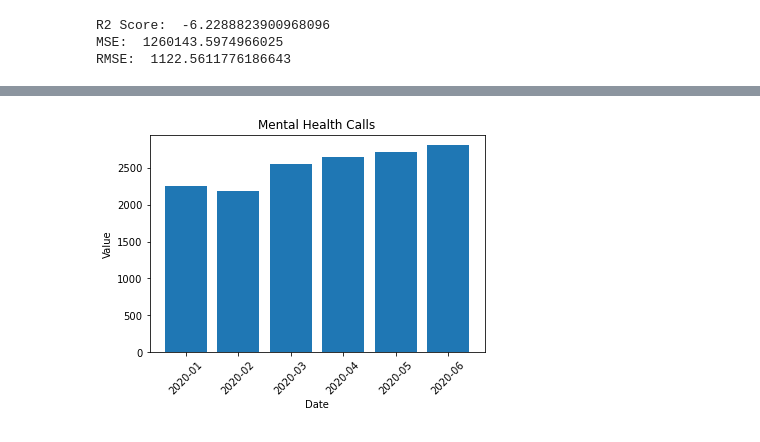
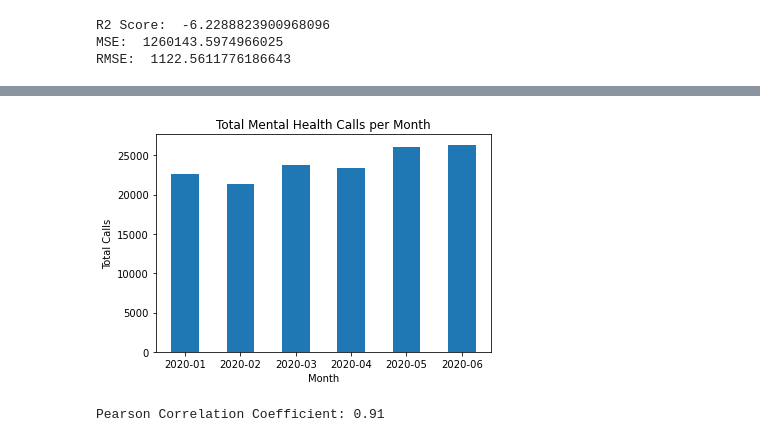
Before and after one commit to Sujeev-Uthayakumar/covid19-mental-wellness-study, a Jupyter notebook: main.ipynb, the cells around one changed output, grey strips where cells are left out. Cells and saved outputs as stored; diff of their text form; code cells hidden in the pictures.

```diff
--- a/main.ipynb
+++ b/main.ipynb
@@ -215,13 +229,27 @@ filtered_df.head()
 | 6828 | 2020-01 | Total, Selected police services | Calls for service, mental health ... | 0 |
 | 6829 | 2020-01 | Total, Selected police services | Calls for service, suicide/attemp... | 0 |
 | 6830 | 2020-01 | Total, Selected police services | Calls for service, overdose | 0 |
-# %%
-filtered_df.sort_values(by='REF_DATE', inplace=True)
-plt.bar(filtered_df['REF_DATE'], filtered_df['VALUE'])
-plt.xlabel('Date')
-plt.ylabel('Value')
-plt.title('Mental Health Calls')
-plt.xticks(rotation=45)
-plt.show()
-# %% [output]
-[figure, removed]
+# %%
+monthly_sum = filtered_df.groupby(filtered_df['Date'].dt.to_period('M'))['VALUE'].sum()
+
+plt.bar(monthly_sum.index.astype(str), monthly_sum, width = 0.5)
+plt.xlabel('Month')
+plt.ylabel('Total Calls')
+plt.title('Total Mental Health Calls per Month')
+plt.show()
+# %% [output]
+[figure, added]
+# %%
+filtered_df['Date'] = pd.to_datetime(filtered_df['Date'])
+canada_covid_cases['Date'] = pd.to_datetime(canada_covid_cases['Date'])
+
+mental_health_monthly = filtered_df.groupby(filtered_df['Date'].dt.to_period('M')).sum().reset_index()
+covid_cases_monthly = canada_covid_cases.groupby(canada_covid_cases['Date'].dt.to_period('M')).sum().reset_index()
+merged_data = pd.merge(mental_health_monthly, covid_cases_monthly, on='Date', suffixes=('_mental_health', '_covid'))
+
+correlation_coefficient = merged_data['VALUE'].corr(merged_data['Confirmed'])
+rounded_correlation_coefficient = round(correlation_coefficient, 2)
+
+print("Pearson Correlation Coefficient:", rounded_correlation_coefficient)
+# %% [output]
+Pearson Correlation Coefficient: 0.91
```
Also changed, not shown: parts of 6 cells of this notebook, 1 other file.
